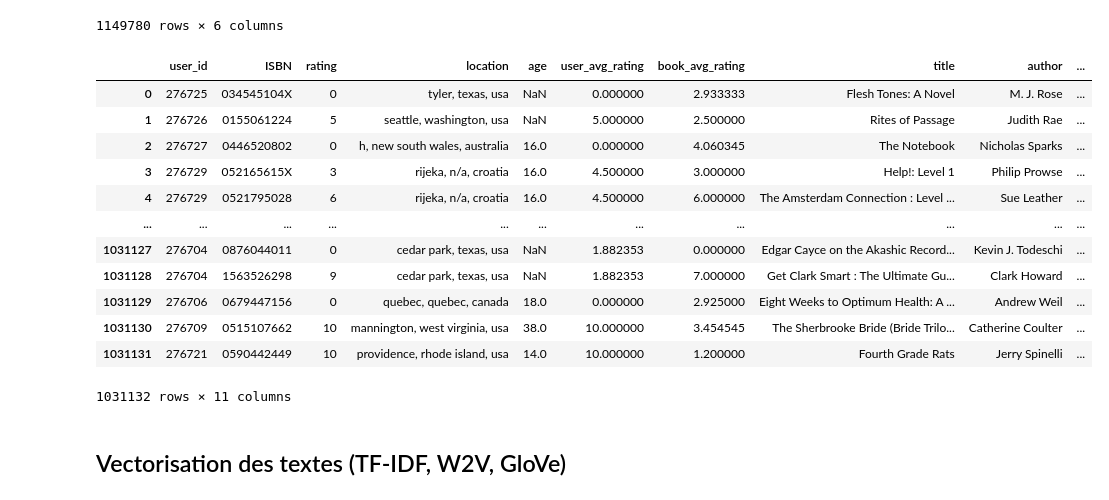
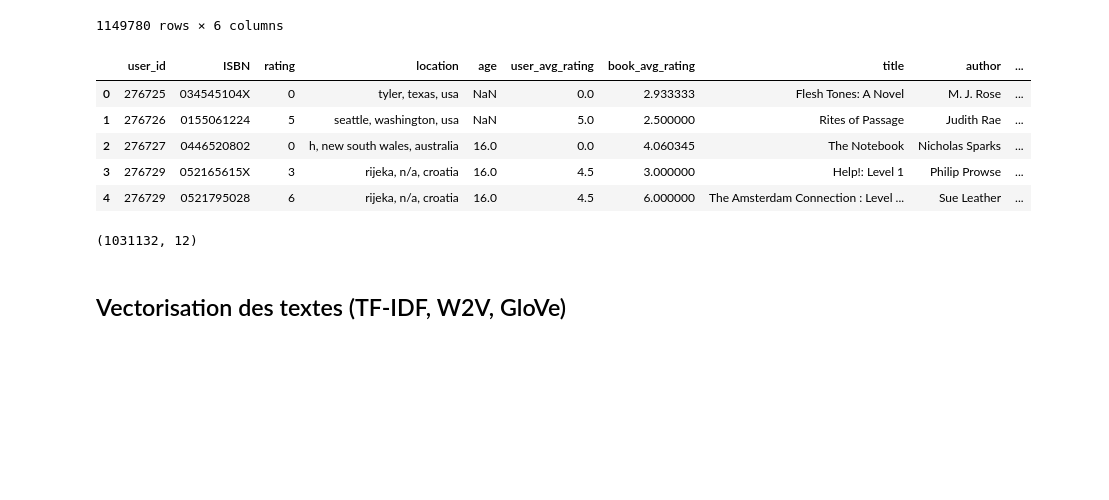
Before and after one commit to redyddm/projet_ter, a Jupyter notebook: recommandation.ipynb, the cells around one changed output. Saved outputs shown, nothing was run; the diff lists cells and outputs as text; code cells hidden in the pictures; blank space fills up the shorter version.

Commit message:
ajout nombre de ratings

```diff
--- a/recommandation.ipynb
+++ b/recommandation.ipynb
@@ -281,6 +281,7 @@ num_ratings
 241068 rows × 2 columns
 # %%
 books_avg_ratings=book_rating.merge(books, on='ISBN')
+books_avg_ratings=books_avg_ratings.merge(num_ratings, on='title')
 books_avg_ratings.rename(columns={'rating':'book_avg_rating'}, inplace=True)
 books_avg_ratings.head()
 # %% [output]
@@ -360,21 +361,18 @@ df_avg
 # %%
 df_final=df_avg.merge(books_avg_ratings, on='ISBN')
 
-df_final
+df_final.head()
 # %% [output]
 |  | user_id | ISBN | rating | location | age | user_avg_rating | book_avg_rating | title | author | ... |
-| 0 | 276725 | 034545104X | 0 | tyler, texas, usa | NaN | 0.000000 | 2.933333 | Flesh Tones: A Novel | M. J. Rose | ... |
-| 1 | 276726 | 0155061224 | 5 | seattle, washington, usa | NaN | 5.000000 | 2.500000 | Rites of Passage | Judith Rae | ... |
-| 2 | 276727 | 0446520802 | 0 | h, new south wales, australia | 16.0 | 0.000000 | 4.060345 | The Notebook | Nicholas Sparks | ... |
-| 3 | 276729 | 052165615X | 3 | rijeka, n/a, croatia | 16.0 | 4.500000 | 3.000000 | Help!: Level 1 | Philip Prowse | ... |
-| 4 | 276729 | 0521795028 | 6 | rijeka, n/a, croatia | 16.0 | 4.500000 | 6.000000 | The Amsterdam Connection : Level ... | Sue Leather | ... |
-| ... | ... | ... | ... | ... | ... | ... | ... | ... | ... | ... |
-| 1031127 | 276704 | 0876044011 | 0 | cedar park, texas, usa | NaN | 1.882353 | 0.000000 | Edgar Cayce on the Akashic Record... | Kevin J. Todeschi | ... |
-| 1031128 | 276704 | 1563526298 | 9 | cedar park, texas, usa | NaN | 1.882353 | 7.000000 | Get Clark Smart : The Ultimate Gu... | Clark Howard | ... |
-| 1031129 | 276706 | 0679447156 | 0 | quebec, quebec, canada | 18.0 | 0.000000 | 2.925000 | Eight Weeks to Optimum Health: A ... | Andrew Weil | ... |
-| 1031130 | 276709 | 0515107662 | 10 | mannington, west virginia, usa | 38.0 | 10.000000 | 3.454545 | The Sherbrooke Bride (Bride Trilo... | Catherine Coulter | ... |
-| 1031131 | 276721 | 0590442449 | 10 | providence, rhode island, usa | 14.0 | 10.000000 | 1.200000 | Fourth Grade Rats | Jerry Spinelli | ... |
+| 0 | 276725 | 034545104X | 0 | tyler, texas, usa | NaN | 0.0 | 2.933333 | Flesh Tones: A Novel | M. J. Rose | ... |
+| 1 | 276726 | 0155061224 | 5 | seattle, washington, usa | NaN | 5.0 | 2.500000 | Rites of Passage | Judith Rae | ... |
+| 2 | 276727 | 0446520802 | 0 | h, new south wales, australia | 16.0 | 0.0 | 4.060345 | The Notebook | Nicholas Sparks | ... |
+| 3 | 276729 | 052165615X | 3 | rijeka, n/a, croatia | 16.0 | 4.5 | 3.000000 | Help!: Level 1 | Philip Prowse | ... |
+| 4 | 276729 | 0521795028 | 6 | rijeka, n/a, croatia | 16.0 | 4.5 | 6.000000 | The Amsterdam Connection : Level ... | Sue Leather | ... |
-1031132 rows × 11 columns
+# %%
+df_final.shape
+# %% [output]
+(1031132, 12)
 # %% [markdown]
 ## Vectorisation des textes (TF-IDF, W2V, GloVe)
 # %%
```
Also changed, not shown: parts of 2 cells of this notebook.
